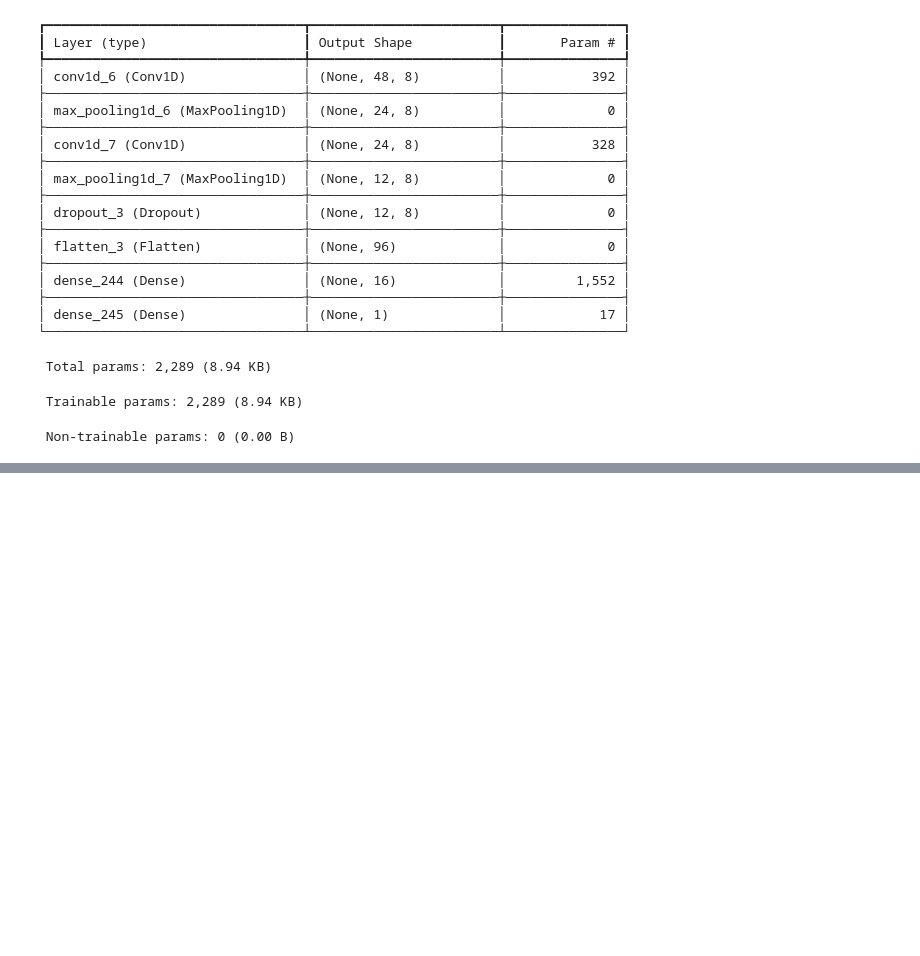
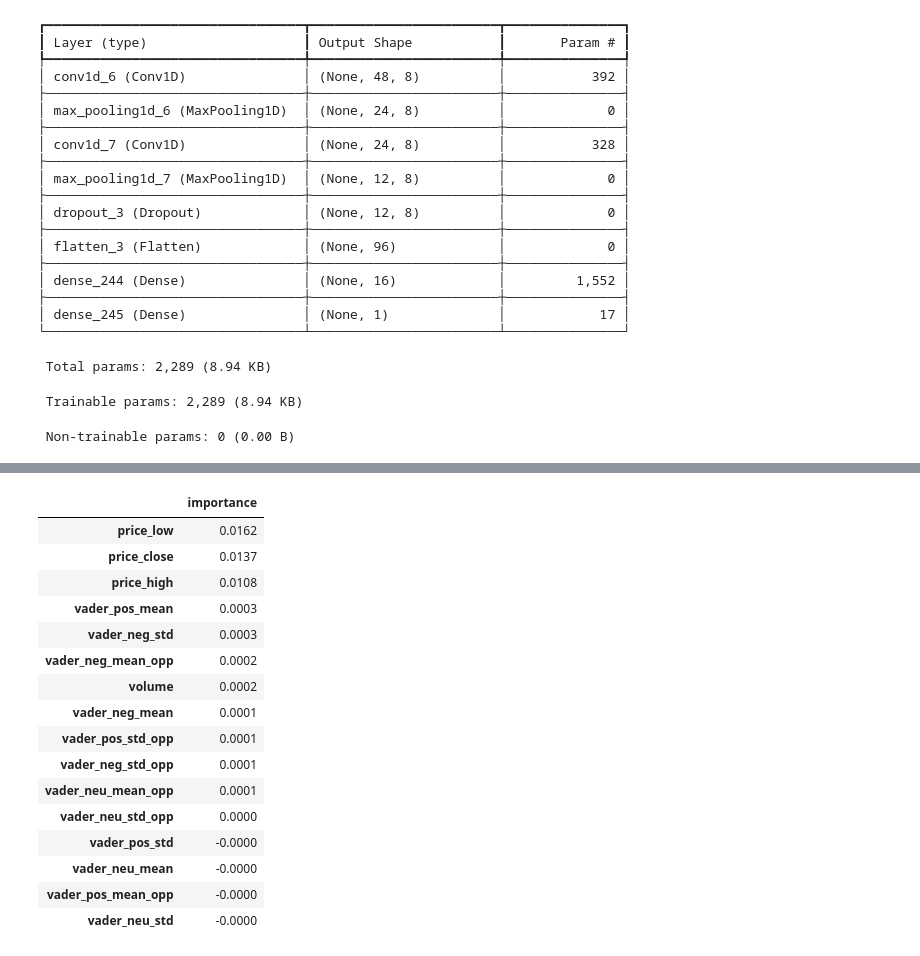
Before and after one commit to gtdlk20/cracking_nfl_kalshi, a Jupyter notebook: test.ipynb, the cells around one changed output, grey strips where cells are left out. Saved outputs shown, nothing was run; the diff lists cells and outputs as text; code cells hidden in the pictures; blank space fills up the shorter version.

```diff
--- a/test.ipynb
+++ b/test.ipynb
@@ -731,0 +731,20 @@ WARNING:absl:Compiled the loaded model, but the compiled metrics have yet to be
+# %%
+pd.DataFrame(perm_importance, index=['importance']).T.sort_values(by='importance', ascending=False).round(4)
+# %% [output]
+|  | importance |
+| price_low | 0.0162 |
+| price_close | 0.0137 |
+| price_high | 0.0108 |
+| vader_pos_mean | 0.0003 |
+| vader_neg_std | 0.0003 |
+| vader_neg_mean_opp | 0.0002 |
+| volume | 0.0002 |
+| vader_neg_mean | 0.0001 |
+| vader_pos_std_opp | 0.0001 |
+| vader_neg_std_opp | 0.0001 |
+| vader_neu_mean_opp | 0.0001 |
+| vader_neu_std_opp | 0.0000 |
+| vader_pos_std | -0.0000 |
+| vader_neu_mean | -0.0000 |
+| vader_pos_mean_opp | -0.0000 |
+| vader_neu_std | -0.0000 |
```
Also changed, not shown: parts of 2 cells of this notebook, 5 other files.
